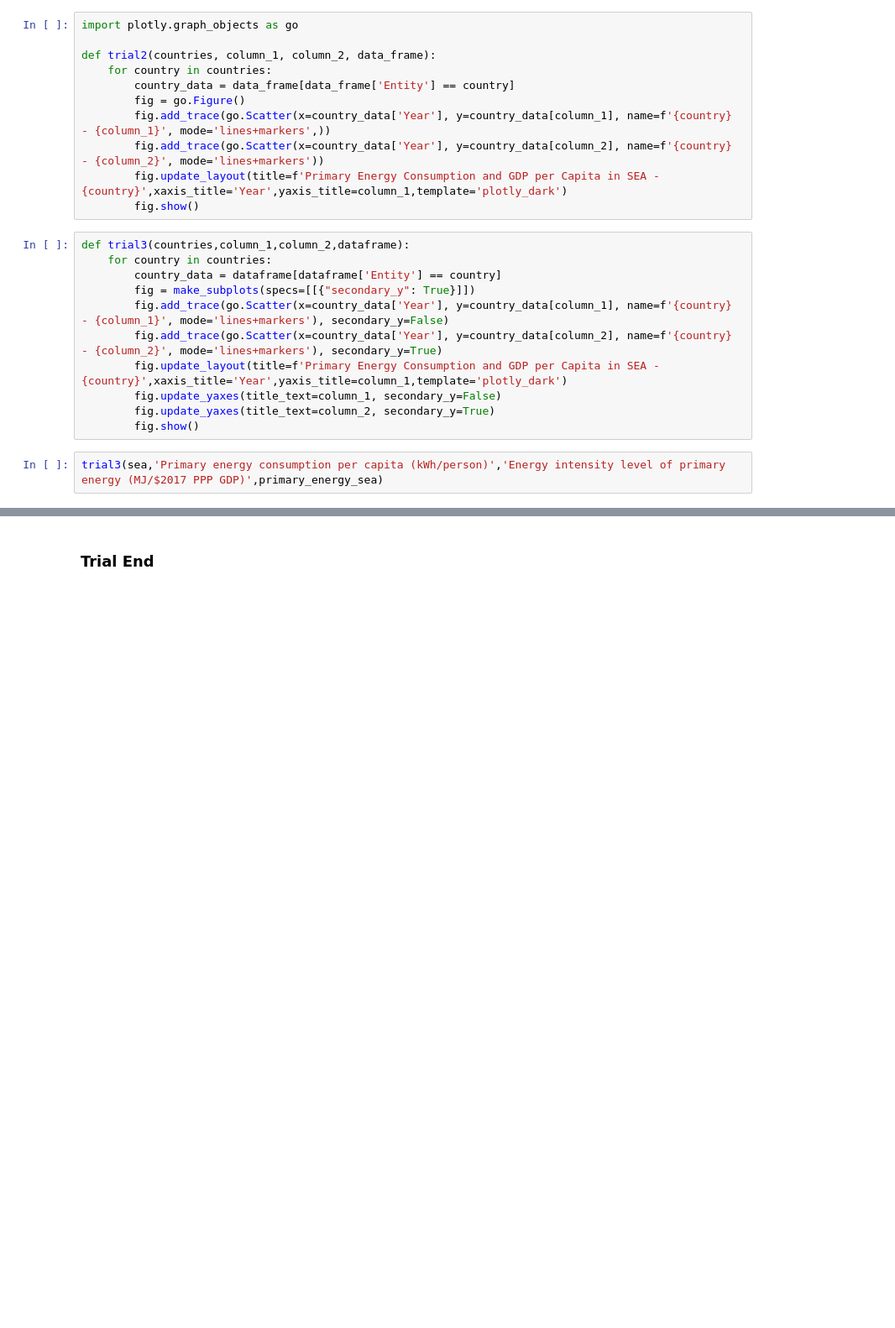
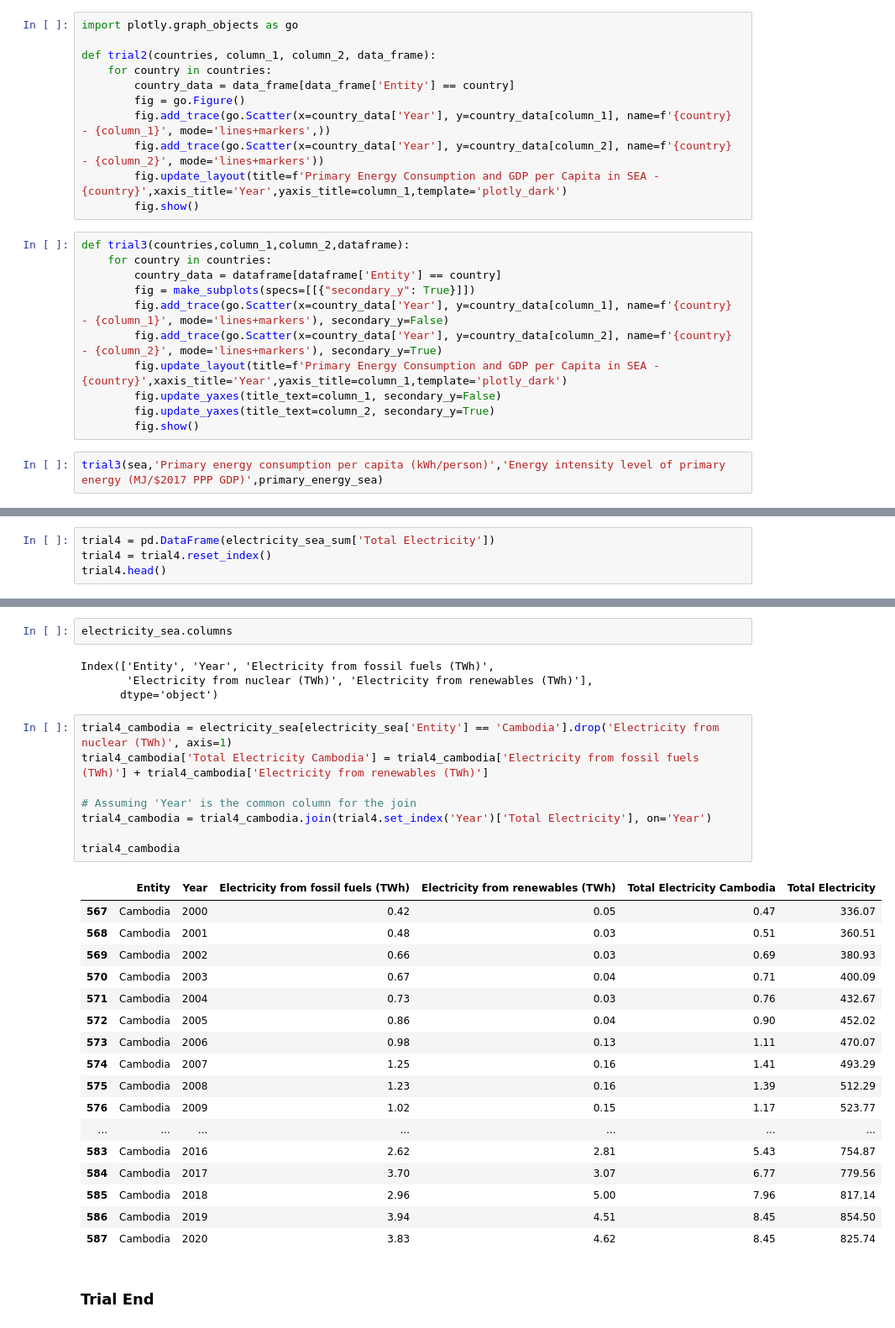
Before and after one commit to lurza/Sustainable_Energy_2020_2022, a Jupyter notebook: Sustainable_Energy1.ipynb, the cells around one changed output, grey strips where cells are left out. Shown at 84% size. Saved outputs shown, nothing was run; the diff lists cells and outputs as text; blank space fills up the shorter version.

```diff
--- a/Sustainable_Energy1.ipynb
+++ b/Sustainable_Energy1.ipynb
@@ -574,0 +605,4 @@ trial3(sea,'Primary energy consumption per capita (kWh/person)','Energy intensit
+# %%
+trial4 = pd.DataFrame(electricity_sea_sum['Total Electricity'])
+trial4 = trial4.reset_index()
+trial4.head()
@@ -575,2 +636,34 @@ trial3(sea,'Primary energy consumption per capita (kWh/person)','Energy intensit
+# %%
+electricity_sea.columns
+# %% [output]
+Index(['Entity', 'Year', 'Electricity from fossil fuels (TWh)',
+       'Electricity from nuclear (TWh)', 'Electricity from renewables (TWh)'],
+      dtype='object')
+# %%
+trial4_cambodia = electricity_sea[electricity_sea['Entity'] == 'Cambodia'].drop('Electricity from nuclear (TWh)', axis=1)
+trial4_cambodia['Total Electricity Cambodia'] = trial4_cambodia['Electricity from fossil fuels (TWh)'] + trial4_cambodia['Electricity from renewables (TWh)']
+
+# Assuming 'Year' is the common column for the join
+trial4_cambodia = trial4_cambodia.join(trial4.set_index('Year')['Total Electricity'], on='Year')
+
+trial4_cambodia
+# %% [output]
+|  | Entity | Year | Electricity from fossil fuels (TWh) | Electricity from renewables (TWh) | Total Electricity Cambodia | Total Electricity |
+| 567 | Cambodia | 2000 | 0.42 | 0.05 | 0.47 | 336.07 |
+| 568 | Cambodia | 2001 | 0.48 | 0.03 | 0.51 | 360.51 |
+| 569 | Cambodia | 2002 | 0.66 | 0.03 | 0.69 | 380.93 |
+| 570 | Cambodia | 2003 | 0.67 | 0.04 | 0.71 | 400.09 |
+| 571 | Cambodia | 2004 | 0.73 | 0.03 | 0.76 | 432.67 |
+| 572 | Cambodia | 2005 | 0.86 | 0.04 | 0.90 | 452.02 |
+| 573 | Cambodia | 2006 | 0.98 | 0.13 | 1.11 | 470.07 |
+| 574 | Cambodia | 2007 | 1.25 | 0.16 | 1.41 | 493.29 |
+| 575 | Cambodia | 2008 | 1.23 | 0.16 | 1.39 | 512.29 |
+| 576 | Cambodia | 2009 | 1.02 | 0.15 | 1.17 | 523.77 |
+| ... | ... | ... | ... | ... | ... | ... |
+| 583 | Cambodia | 2016 | 2.62 | 2.81 | 5.43 | 754.87 |
+| 584 | Cambodia | 2017 | 3.70 | 3.07 | 6.77 | 779.56 |
+| 585 | Cambodia | 2018 | 2.96 | 5.00 | 7.96 | 817.14 |
+| 586 | Cambodia | 2019 | 3.94 | 4.51 | 8.45 | 854.50 |
+| 587 | Cambodia | 2020 | 3.83 | 4.62 | 8.45 | 825.74 |
 # %% [markdown]
 ### Trial End
```
Also changed, not shown: parts of 6 cells of this notebook.
